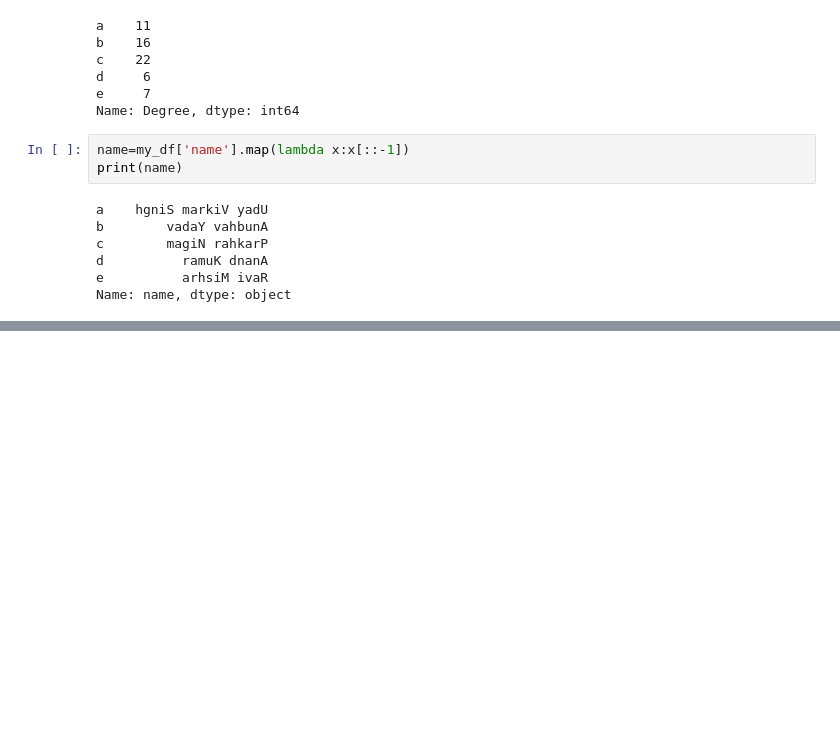
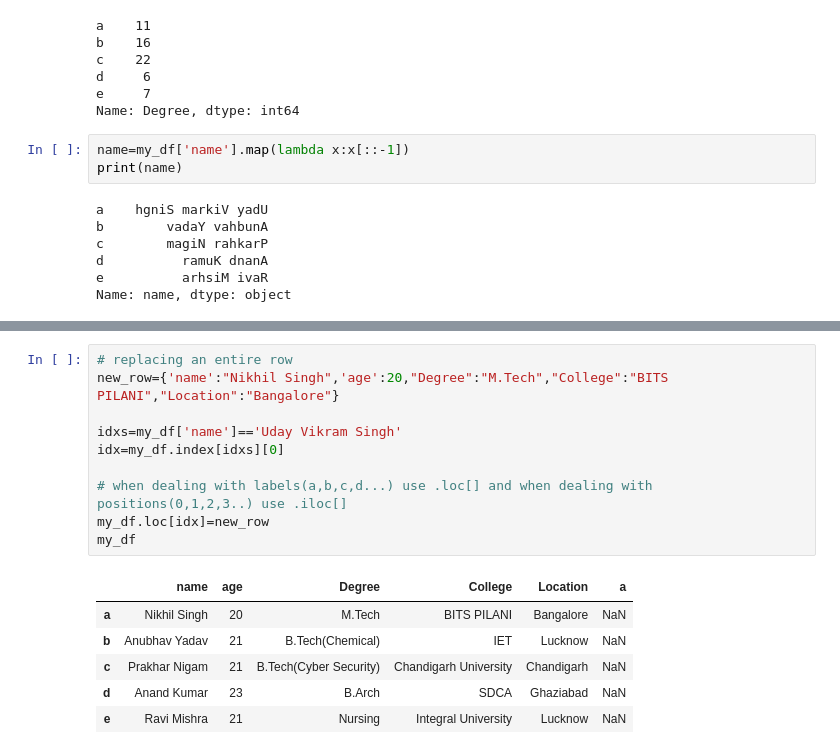
Before and after one commit to udaysingh21/PANDAS, a Jupyter notebook: pandas.ipynb, the cells around one changed output, grey strips where cells are left out. Saved outputs shown, nothing was run; the diff lists cells and outputs as text; blank space fills up the shorter version.

```diff
--- a/pandas.ipynb
+++ b/pandas.ipynb
@@ -331,0 +382,17 @@ Name: name, dtype: object
+# %%
+# replacing an entire row
+new_row={'name':"Nikhil Singh",'age':20,"Degree":"M.Tech","College":"BITS PILANI","Location":"Bangalore"}
+
+idxs=my_df['name']=='Uday Vikram Singh'
+idx=my_df.index[idxs][0]
+
+# when dealing with labels(a,b,c,d...) use .loc[] and when dealing with positions(0,1,2,3..) use .iloc[]
+my_df.loc[idx]=new_row
+my_df
+# %% [output]
+|  | name | age | Degree | College | Location | a |
+| a | Nikhil Singh | 20 | M.Tech | BITS PILANI | Bangalore | NaN |
+| b | Anubhav Yadav | 21 | B.Tech(Chemical) | IET | Lucknow | NaN |
+| c | Prakhar Nigam | 21 | B.Tech(Cyber Security) | Chandigarh University | Chandigarh | NaN |
+| d | Anand Kumar | 23 | B.Arch | SDCA | Ghaziabad | NaN |
+| e | Ravi Mishra | 21 | Nursing | Integral University | Lucknow | NaN |
```
Also changed, not shown: parts of 7 cells of this notebook.
